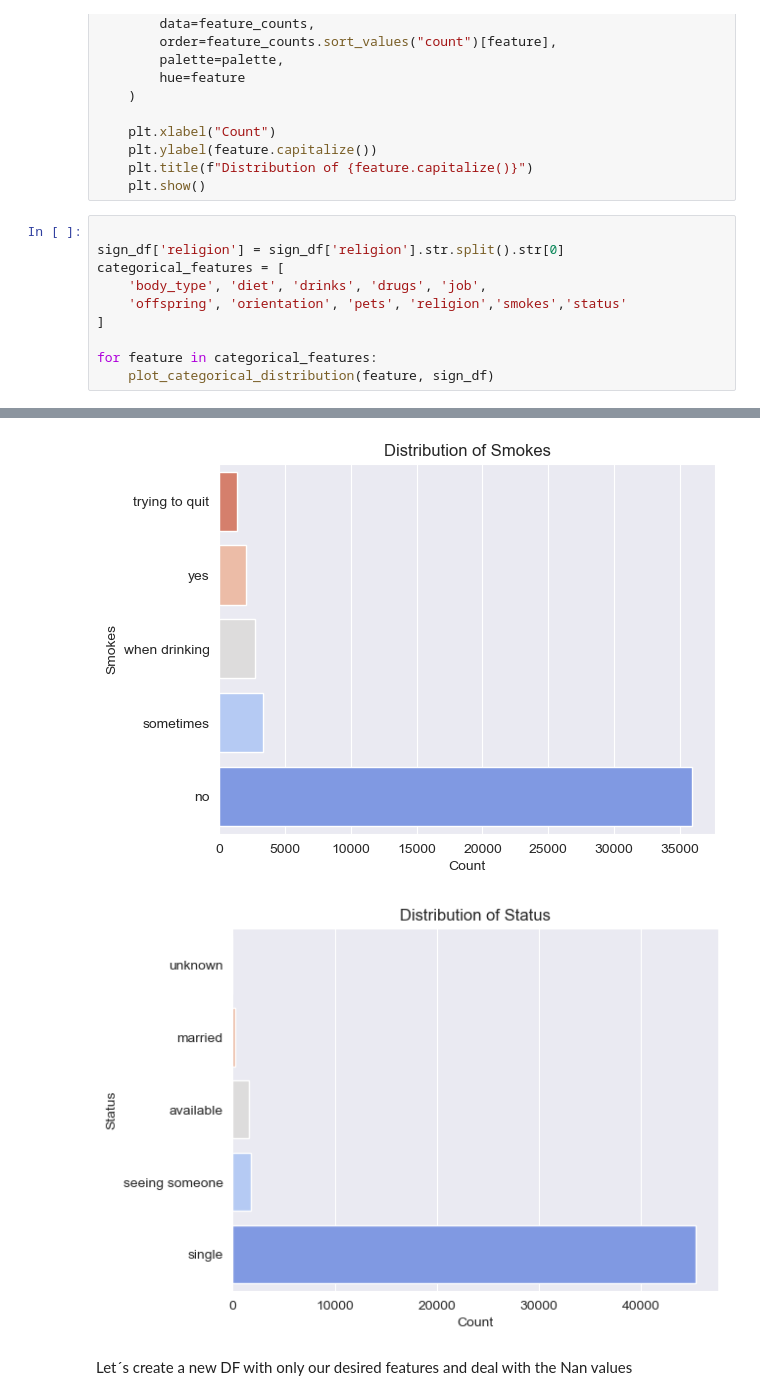
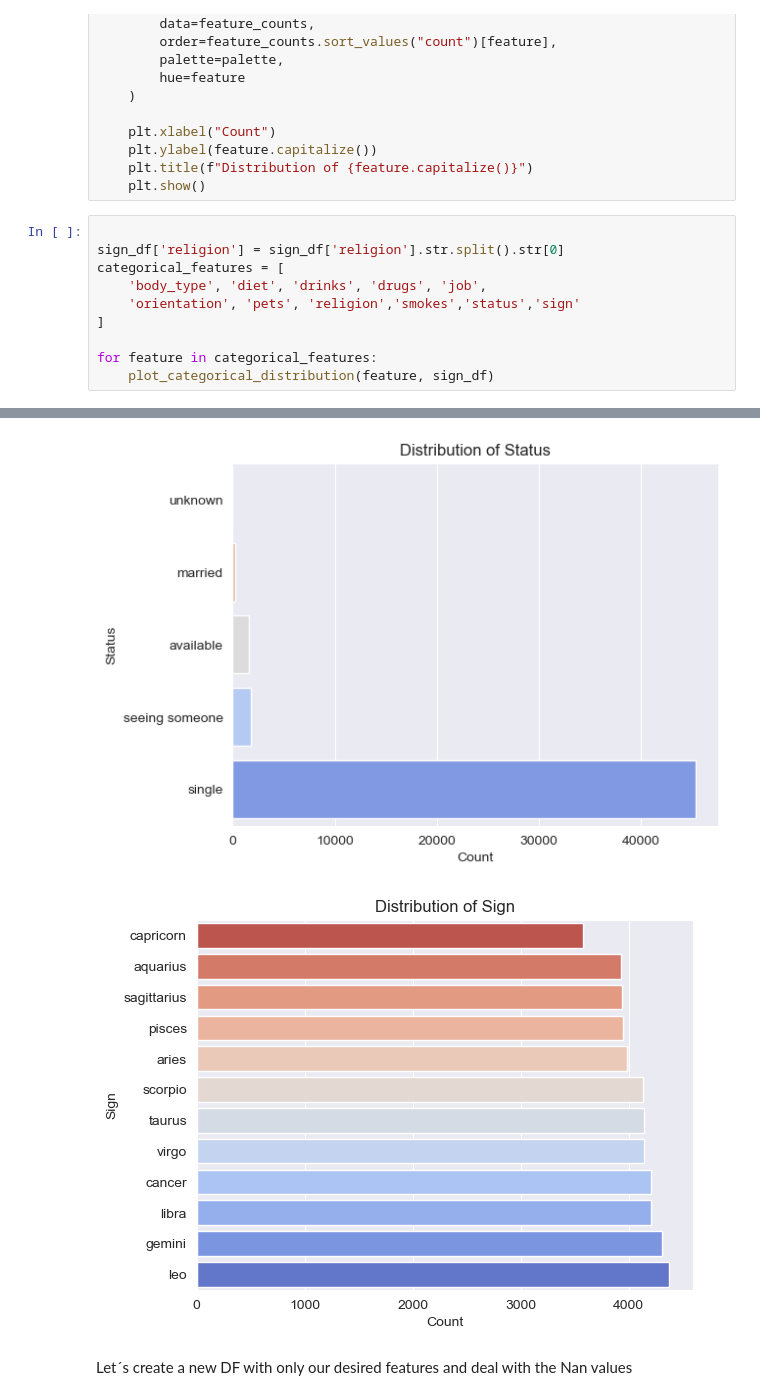
Before and after one commit to Andrepgon/OkCupid_Project, a Jupyter notebook: date-a-scientist.ipynb, the cells around one changed output, grey strips where cells are left out. Saved outputs shown, nothing was run; the diff lists cells and outputs as text.

```diff
--- a/date-a-scientist.ipynb
+++ b/date-a-scientist.ipynb
@@ -240,7 +240,7 @@ def plot_categorical_distribution(feature, df, palette="coolwarm"):
 sign_df['religion'] = sign_df['religion'].str.split().str[0]
 categorical_features = [
     'body_type', 'diet', 'drinks', 'drugs', 'job',
-    'offspring', 'orientation', 'pets', 'religion','smokes','status'
+    'orientation', 'pets', 'religion','smokes','status','sign'
 ]
 
 for feature in categorical_features:
@@ -258,5 +258,5 @@ for feature in categorical_features:
-[figure, old version]
+[figure, new version]
-[figure, old version]
+[figure, new version]
 # %% [markdown]
 Let´s create a new DF with only our desired features and deal with the Nan values
 # %%
```
Also changed, not shown: parts of 44 cells of this notebook.
